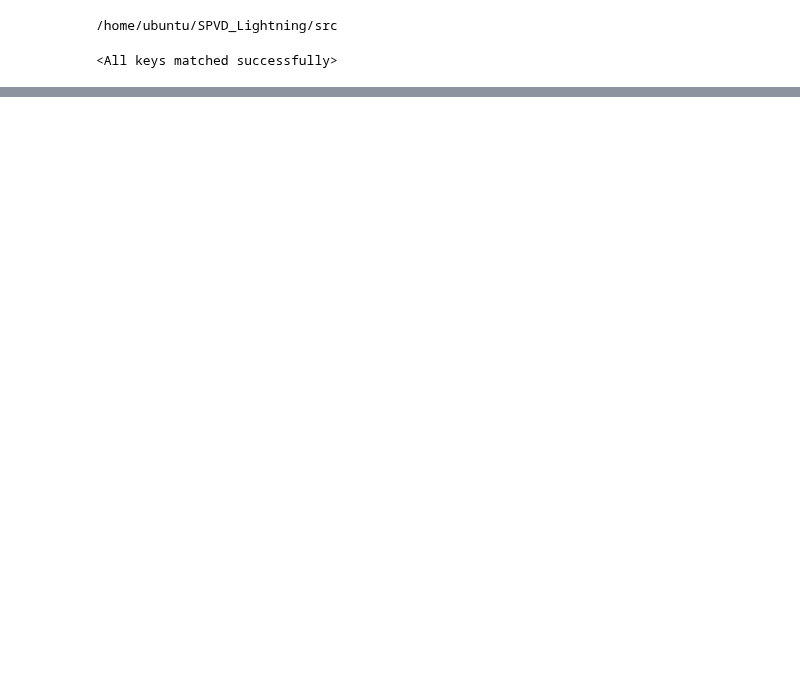
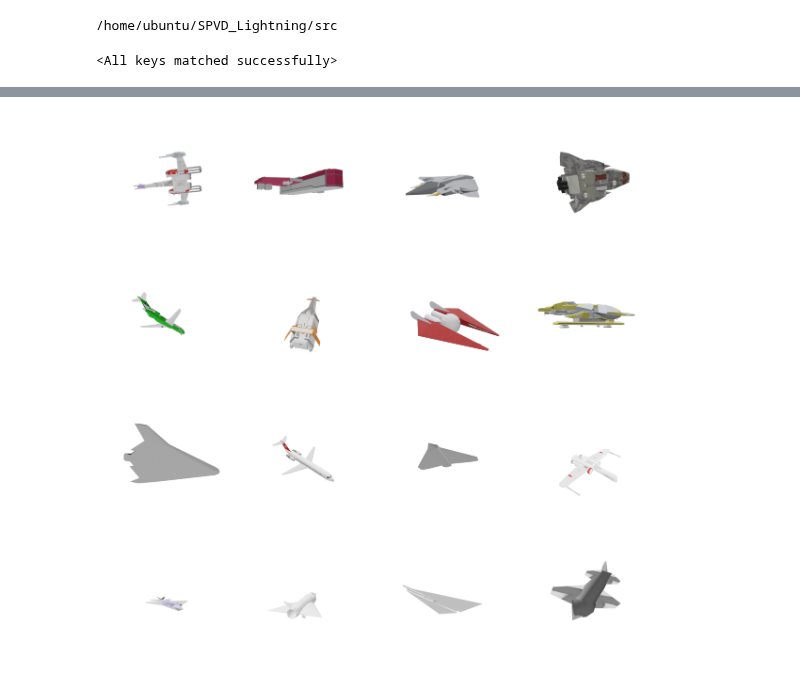
Before and after one commit to HliasOuzounis/SPVD-Diffusion, a Jupyter notebook: notebooks/GSPVD-Test.ipynb, the cells around one changed output, grey strips where cells are left out. Drawn from its saved outputs; the diff is of its cells as text; code cells hidden in the pictures; blank space fills up the shorter version.

```diff
--- a/notebooks/GSPVD-Test.ipynb
+++ b/notebooks/GSPVD-Test.ipynb
@@ -23,7 +10,7 @@ model = GSPVD(model=model, lr=0.1, training_steps=1)
 # %%
 from dataloaders.shapenet.shapenet_loader import ShapeNet
 
-categories = ['chair']
+categories = ['airplane']
 path = "../data/ShapeNet"
 
-te = ShapeNet(path, "val", 2048, categories, load_renders=True)
+te = ShapeNet(path, "test", 2048, categories, load_renders=True)
@@ -65,2 +83,13 @@ display_pointclouds_grid(real, offset=8, point_size=0.3)
 # %% [output]
 [interactive output not drawn]
+# %%
+from utils.visualization import display_renders_grid
+
+def load_image(selected_file, selected_view):
+    from PIL import Image
+    return np.array(Image.open("../data/ShapeNet/renders/" + selected_file + f"/00{selected_view}.png"))
+
+renders = np.stack([load_image(r['filename'], r['selected-view']) for r in references])
+display_renders_grid(renders)
+# %% [output]
+[figure, added]
```
Also changed, not shown: parts of 8 cells of this notebook, 34 other files.
